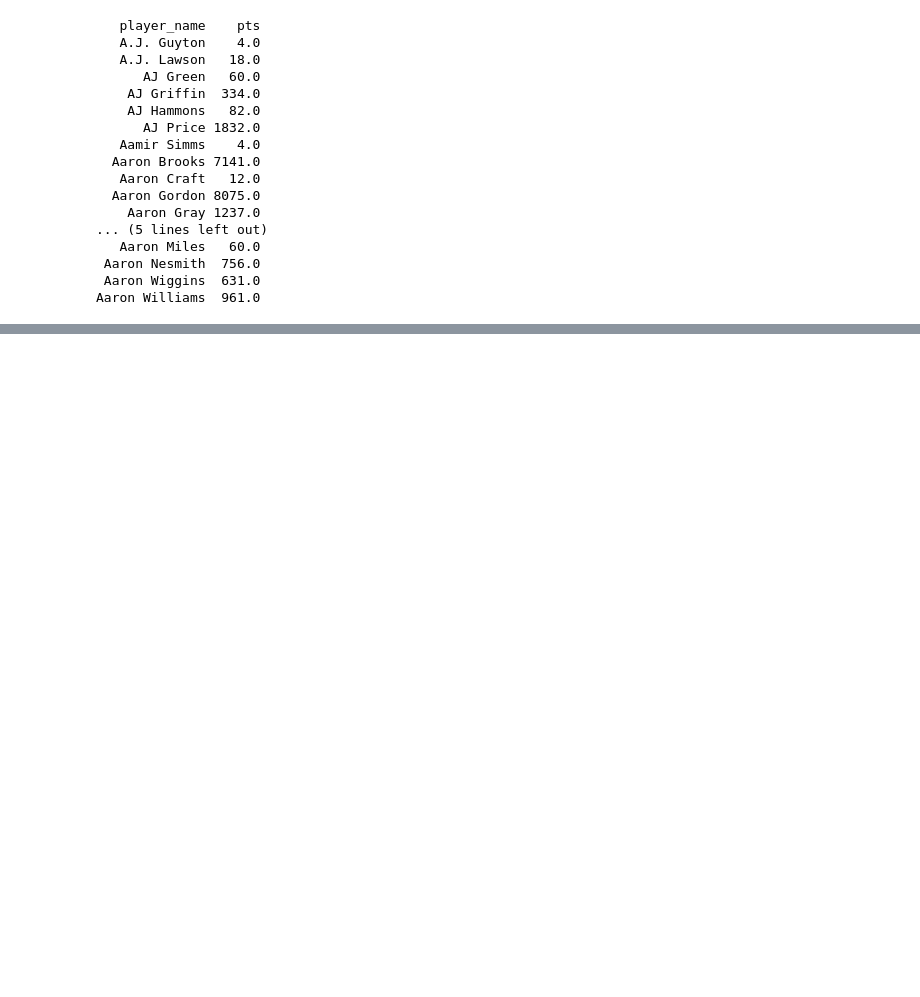
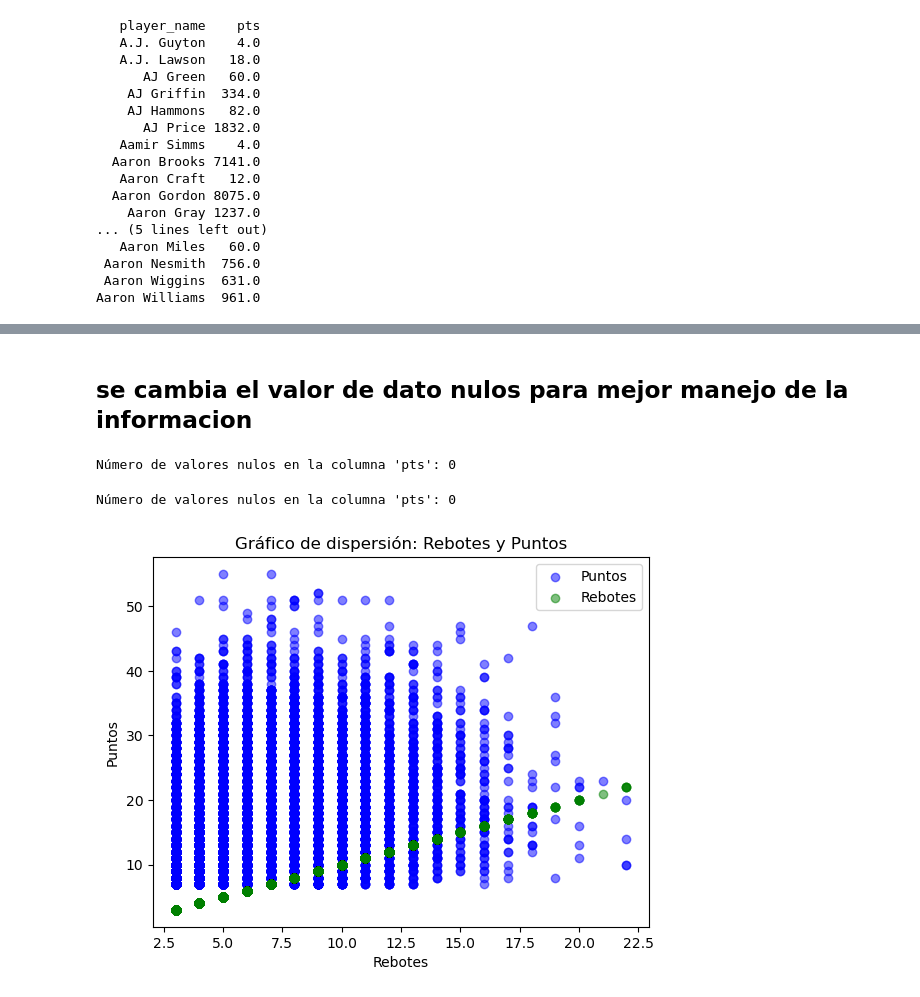
Before and after one commit to ancarye/proyecto_bedu_mod_2, a Jupyter notebook: proyecto_modulo_2.ipynb, the cells around one changed output, grey strips where cells are left out. Saved outputs shown, nothing was run; the diff lists cells and outputs as text; code cells hidden in the pictures; blank space fills up the shorter version.

```diff
--- a/proyecto_modulo_2.ipynb
+++ b/proyecto_modulo_2.ipynb
@@ -415,0 +404,29 @@ Número de valores nulos en la columna 'pts': 0
+# %% [markdown]
+## se cambia el valor de dato nulos para mejor manejo de la informacion
+# %%
+nulos_pts = df['reb'].isnull().sum()
+print("Número de valores nulos en la columna 'pts':", nulos_pts)
+# %% [output]
+Número de valores nulos en la columna 'pts': 0
+# %%
+nulos_pts = df['pts'].isnull().sum()
+print("Número de valores nulos en la columna 'pts':", nulos_pts)
+# %% [output]
+Número de valores nulos en la columna 'pts': 0
+# %%
+# Crear la gráfica de dispersión
+plt.scatter(resultado['reb'], resultado['pts'], color='blue', alpha=0.5, label='Puntos')
+plt.scatter(resultado['reb'], resultado['reb'], color='green', alpha=0.5, label='Rebotes')
+
+# Etiquetas y título del gráfico
+plt.xlabel('Rebotes')
+plt.ylabel('Puntos')
+plt.title('Gráfico de dispersión: Rebotes y Puntos')
+
+# Mostrar leyenda
+plt.legend()
+
+# Mostrar la gráfica
+plt.show()
+# %% [output]
+[figure, added]
```
Also changed, not shown: parts of 23 cells of this notebook.
